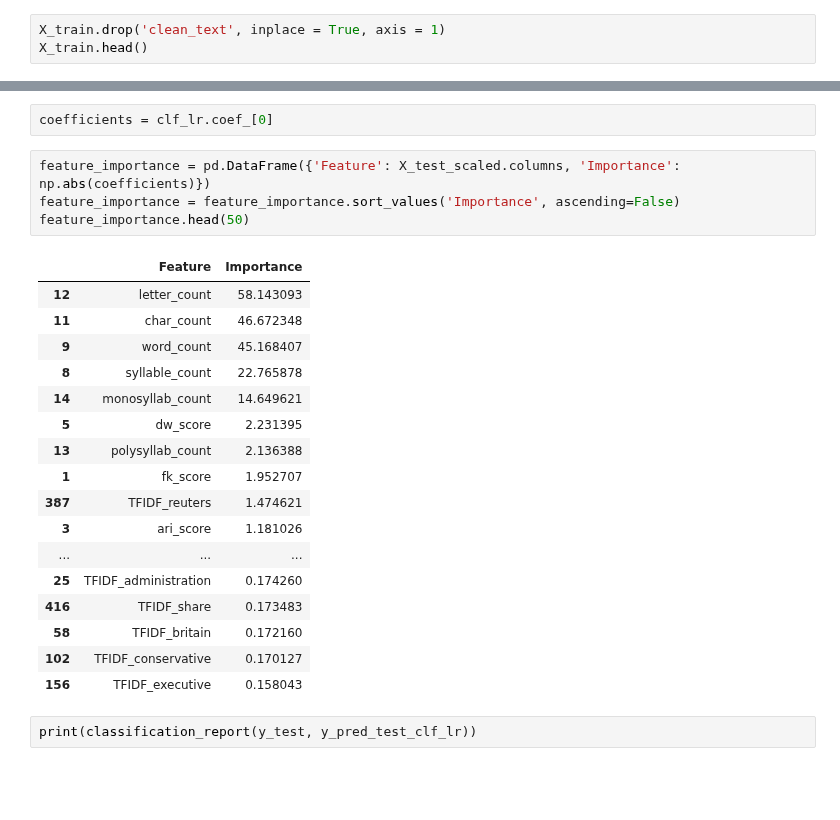
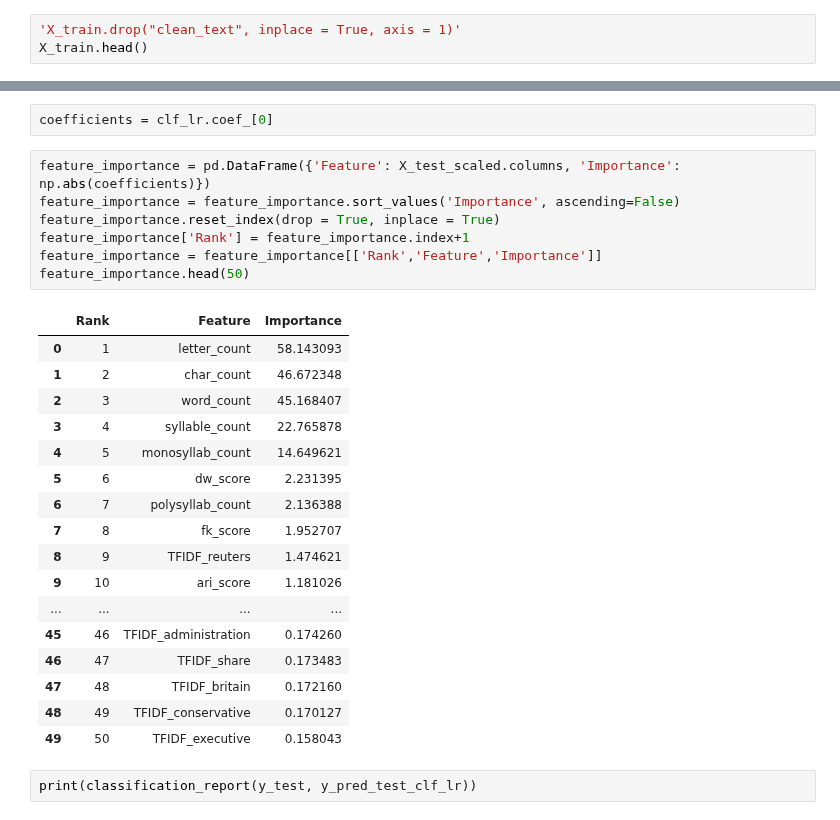
Before and after one commit to Noob1701/Springboard, a Jupyter notebook: Fake News Modelling.ipynb, the cells around one changed output, grey strips where cells are left out. Drawn from its saved outputs; the diff is of its cells as text; blank space fills up the shorter version.

```diff
--- a/Fake News Modelling.ipynb
+++ b/Fake News Modelling.ipynb
@@ -36,7 +37,7 @@ X_train.head()
 | 4 | 47.22 | 12.6 | 12.89 | 15.5 | 9.10 | 163 | 16.250000 | 13.33 | 1304 | ... |
 5 rows × 517 columns
 # %%
-X_train.drop('clean_text', inplace = True, axis = 1)
+'X_train.drop("clean_text", inplace = True, axis = 1)'
 X_train.head()
 # %% [output]
 |  | fe_score | fk_score | cl_score | ari_score | dc_score | dw_score | ls_score | gf_score | syllable_count | ... |
@@ -238,25 +239,28 @@ coefficients = clf_lr.coef_[0]
 # %%
 feature_importance = pd.DataFrame({'Feature': X_test_scaled.columns, 'Importance': np.abs(coefficients)})
 feature_importance = feature_importance.sort_values('Importance', ascending=False)
+feature_importance.reset_index(drop = True, inplace = True)
+feature_importance['Rank'] = feature_importance.index+1
+feature_importance = feature_importance[['Rank','Feature','Importance']]
 feature_importance.head(50)
 # %% [output]
-|  | Feature | Importance |
-| 12 | letter_count | 58.143093 |
-| 11 | char_count | 46.672348 |
-| 9 | word_count | 45.168407 |
-| 8 | syllable_count | 22.765878 |
-| 14 | monosyllab_count | 14.649621 |
-| 5 | dw_score | 2.231395 |
-| 13 | polysyllab_count | 2.136388 |
-| 1 | fk_score | 1.952707 |
-| 387 | TFIDF_reuters | 1.474621 |
-| 3 | ari_score | 1.181026 |
-| ... | ... | ... |
-| 25 | TFIDF_administration | 0.174260 |
-| 416 | TFIDF_share | 0.173483 |
-| 58 | TFIDF_britain | 0.172160 |
-| 102 | TFIDF_conservative | 0.170127 |
-| 156 | TFIDF_executive | 0.158043 |
+|  | Rank | Feature | Importance |
+| 0 | 1 | letter_count | 58.143093 |
+| 1 | 2 | char_count | 46.672348 |
+| 2 | 3 | word_count | 45.168407 |
+| 3 | 4 | syllable_count | 22.765878 |
+| 4 | 5 | monosyllab_count | 14.649621 |
+| 5 | 6 | dw_score | 2.231395 |
+| 6 | 7 | polysyllab_count | 2.136388 |
+| 7 | 8 | fk_score | 1.952707 |
+| 8 | 9 | TFIDF_reuters | 1.474621 |
+| 9 | 10 | ari_score | 1.181026 |
+| ... | ... | ... | ... |
+| 45 | 46 | TFIDF_administration | 0.174260 |
+| 46 | 47 | TFIDF_share | 0.173483 |
+| 47 | 48 | TFIDF_britain | 0.172160 |
+| 48 | 49 | TFIDF_conservative | 0.170127 |
+| 49 | 50 | TFIDF_executive | 0.158043 |
 # %%
 print(classification_report(y_test, y_pred_test_clf_lr))
 # %% [output]
```
Also changed, not shown: parts of 12 cells of this notebook, 1 other file.
